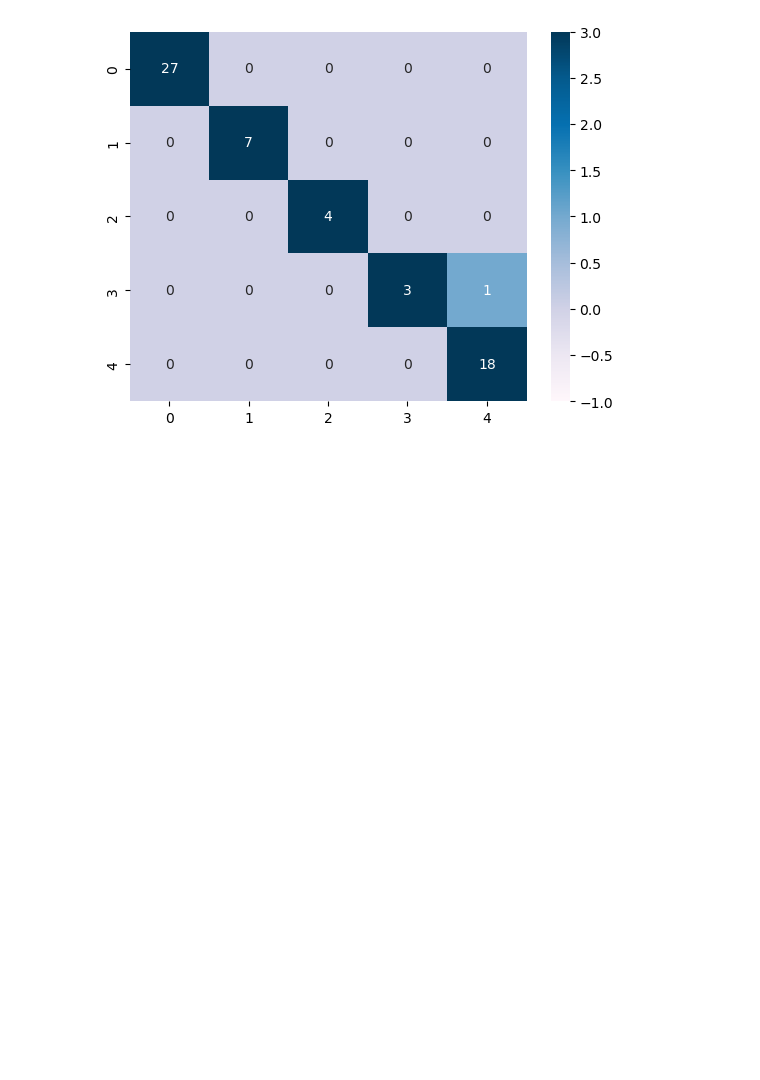
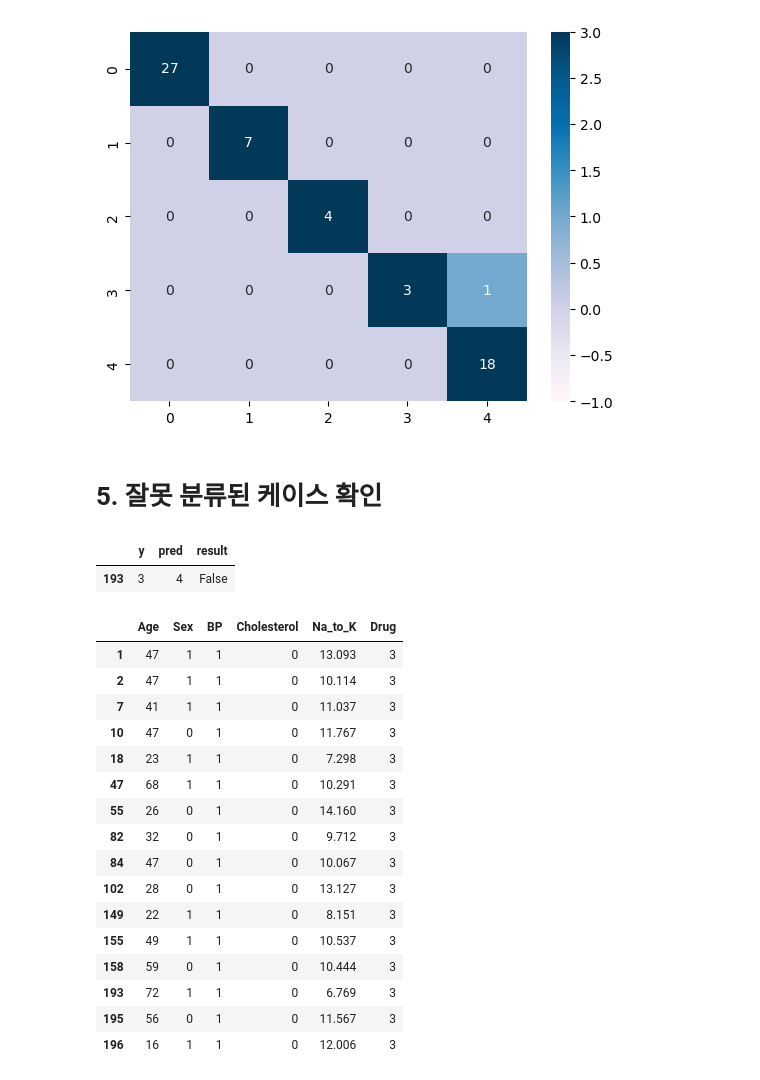
Before and after one commit to datasbb/machine-learning-project, a Jupyter notebook: ml_classification/drug_classify.ipynb, the cells around one changed output. Drawn from its saved outputs; the diff is of its cells as text; code cells hidden in the pictures; blank space fills up the shorter version.

```diff
--- a/ml_classification/drug_classify.ipynb
+++ b/ml_classification/drug_classify.ipynb
@@ -286,3 +296,42 @@ sns.heatmap(confusion_matrix(y_test , pred), annot=True, cmap='PuBu', vmin=-1, v
 # %% [output]
 <Axes: >
 [figure]
+# %% [markdown]
+# 5. 잘못 분류된 케이스 확인
+# %%
+check = pd.DataFrame(
+    {
+        'y':y_test,
+        'pred':pred
+    }
+)
+check['result'] = check['pred'] == check['y']
+dataFilter = check['result'] == False
+ft_check = check[dataFilter]
+ft_check
+# %% [output]
+|  | y | pred | result |
+| 193 | 3 | 4 | False |
+# %%
+# Drug3 확인
+drug3 = df['Drug'] == 3
+drug3_df = df[drug3]
+drug3_df
+# %% [output]
+|  | Age | Sex | BP | Cholesterol | Na_to_K | Drug |
+| 1 | 47 | 1 | 1 | 0 | 13.093 | 3 |
+| 2 | 47 | 1 | 1 | 0 | 10.114 | 3 |
+| 7 | 41 | 1 | 1 | 0 | 11.037 | 3 |
+| 10 | 47 | 0 | 1 | 0 | 11.767 | 3 |
+| 18 | 23 | 1 | 1 | 0 | 7.298 | 3 |
+| 47 | 68 | 1 | 1 | 0 | 10.291 | 3 |
+| 55 | 26 | 0 | 1 | 0 | 14.160 | 3 |
+| 82 | 32 | 0 | 1 | 0 | 9.712 | 3 |
+| 84 | 47 | 0 | 1 | 0 | 10.067 | 3 |
+| 102 | 28 | 0 | 1 | 0 | 13.127 | 3 |
+| 149 | 22 | 1 | 1 | 0 | 8.151 | 3 |
+| 155 | 49 | 1 | 1 | 0 | 10.537 | 3 |
+| 158 | 59 | 0 | 1 | 0 | 10.444 | 3 |
+| 193 | 72 | 1 | 1 | 0 | 6.769 | 3 |
+| 195 | 56 | 0 | 1 | 0 | 11.567 | 3 |
+| 196 | 16 | 1 | 1 | 0 | 12.006 | 3 |
```
Also changed, not shown: parts of 8 cells of this notebook.
